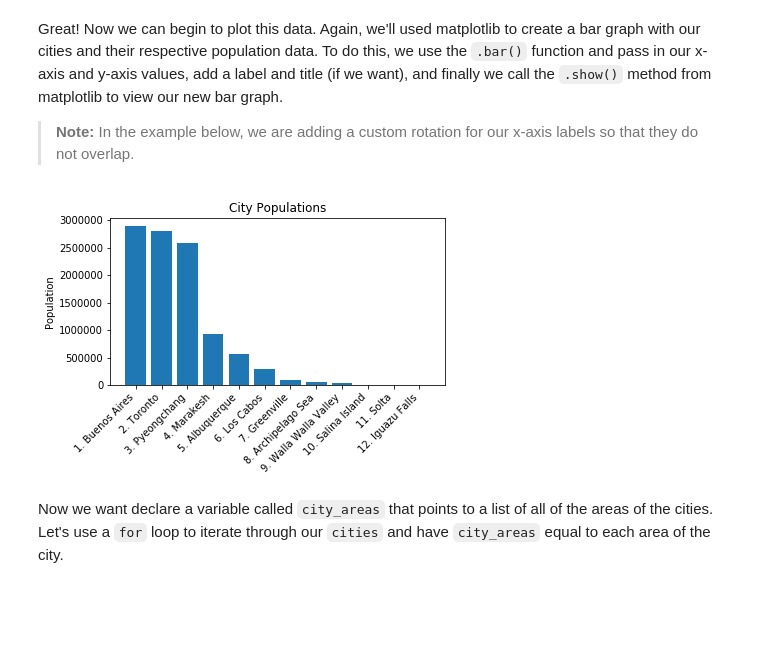
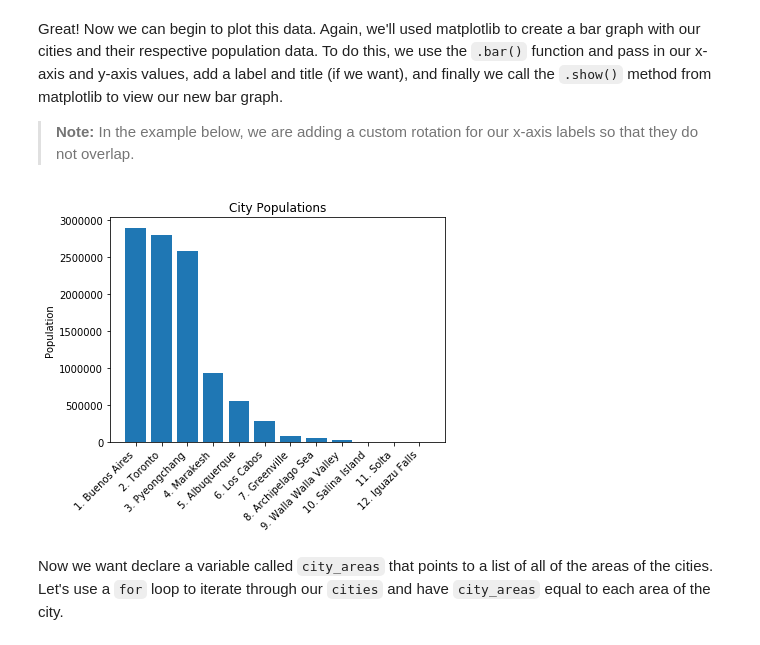
Before and after one commit to UpwardTrajectory/dsc-1-01-20-looping-over-collections-lab-seattle-ds-career-040119, a Jupyter notebook: index.ipynb, the cells around one changed output. Cells and saved outputs as stored; diff of their text form; code cells hidden in the pictures; blank space fills up the shorter version.

```diff
--- a/index.ipynb
+++ b/index.ipynb
@@ -172,13 +172,13 @@ Great! Now we can begin to plot this data. Again, we'll used matplotlib to creat
 # %%
 fig, ax = plt.subplots()
 
 plt.bar(names_and_ranks, city_populations)
 plt.ylabel('Population')
 plt.title('City Populations')
-fig.autofmt_xdate(bottom=0.3, rotation=45, ha='right')
+fig.autofmt_xdate(bottom=0.1, rotation=45, ha='right')
 plt.show()
 # %% [output]
-[figure, old version]
+[figure, new version]
 # %% [markdown]
 Now we want declare a variable called `city_areas` that points to a list of all of the areas of the cities.  Let's use a `for` loop to iterate through our `cities` and have `city_areas` equal to each area of the city.
 # %%
```
